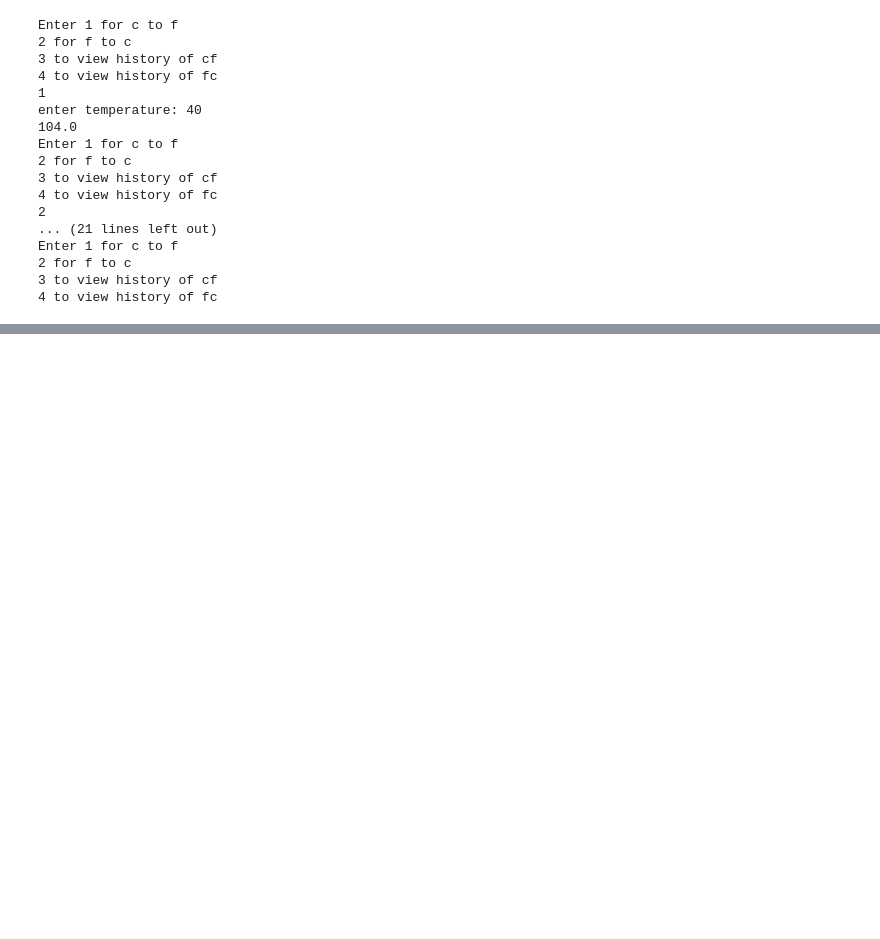
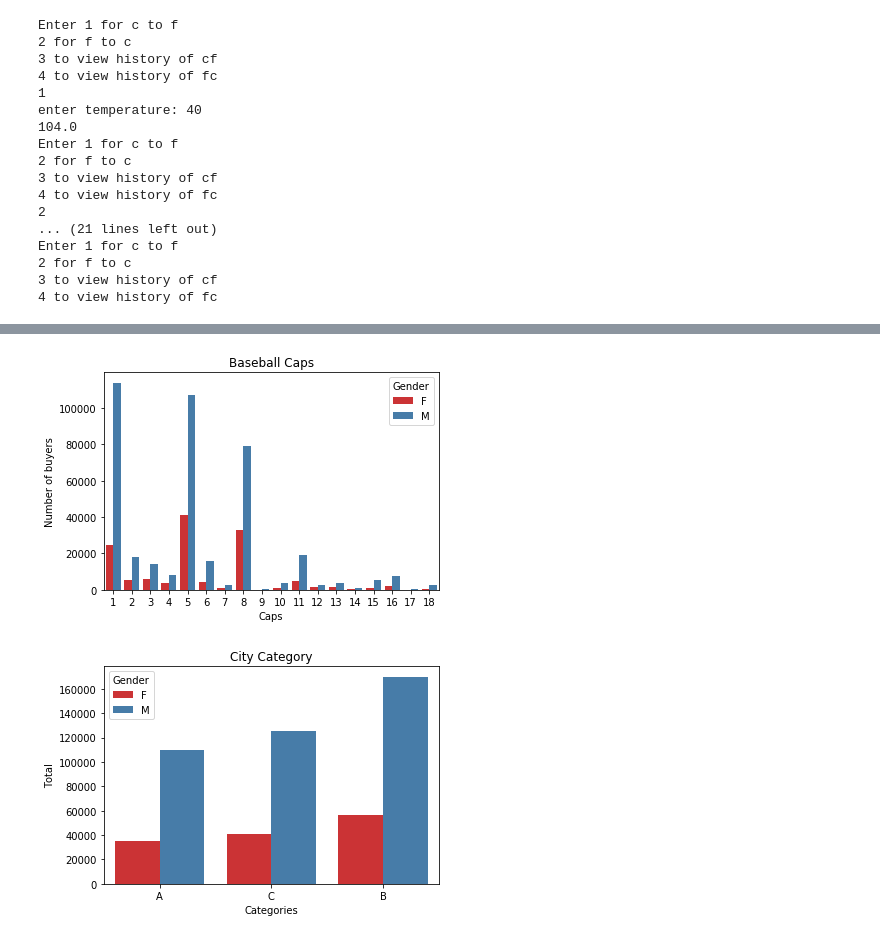
Before and after one commit to rakshitha31/Python-Semester-5, a Jupyter notebook: Semester 5 Python Programs.ipynb, the cells around one changed output, grey strips where cells are left out. Saved outputs shown, nothing was run; the diff lists cells and outputs as text; code cells hidden in the pictures; blank space fills up the shorter version.

```diff
--- a/Semester 5 Python Programs.ipynb
+++ b/Semester 5 Python Programs.ipynb
@@ -207,0 +265,39 @@ Enter 1 for c to f
+# %%
+#Black Friday Dataset
+import pandas as pd
+import matplotlib.pyplot as plt
+import seaborn as sns
+#a
+df=pd.read_csv("BlackFriday.csv")
+#b
+df.head(10)
+#df.describe()
+#c
+df1=df.drop(['User_ID','Product_ID','Stay_In_Current_City_Years'],axis=1)
+df1.head(10)
+#d
+df1['City_Category']=df1['City_Category'].fillna("Default")
+df1.head(10)
+#f
+df1.rename(columns={"Product_Category_1":"Baseball Caps",
+                    "Product_Category_2":"Wine tumblers",
+                    "Product_Category_3":"Pet Raincoats"},inplace=True)
+df1.head(10)
+#g
+df1['Marital_Status']=df1['Marital_Status'].map({
+    0:'Unmarried',
+    1:'Married'
+})
+df1.head(10)
+#h
+#i.
+vis=sns.countplot(x='Baseball Caps',hue='Gender',palette='Set1',data=df1)
+vis.set(title='Baseball Caps',xlabel='Caps',ylabel='Number of buyers')
+plt.show()
+#ii.
+ax = sns.countplot(x="City_Category", hue="Gender", palette="Set1", data=df)
+ax.set(title="City Category", xlabel="Categories", ylabel="Total")
+plt.show()
+# %% [output]
+[figure, added]
+[figure, added]
```
Also changed, not shown: parts of 1 cell of this notebook, 1 other file.
